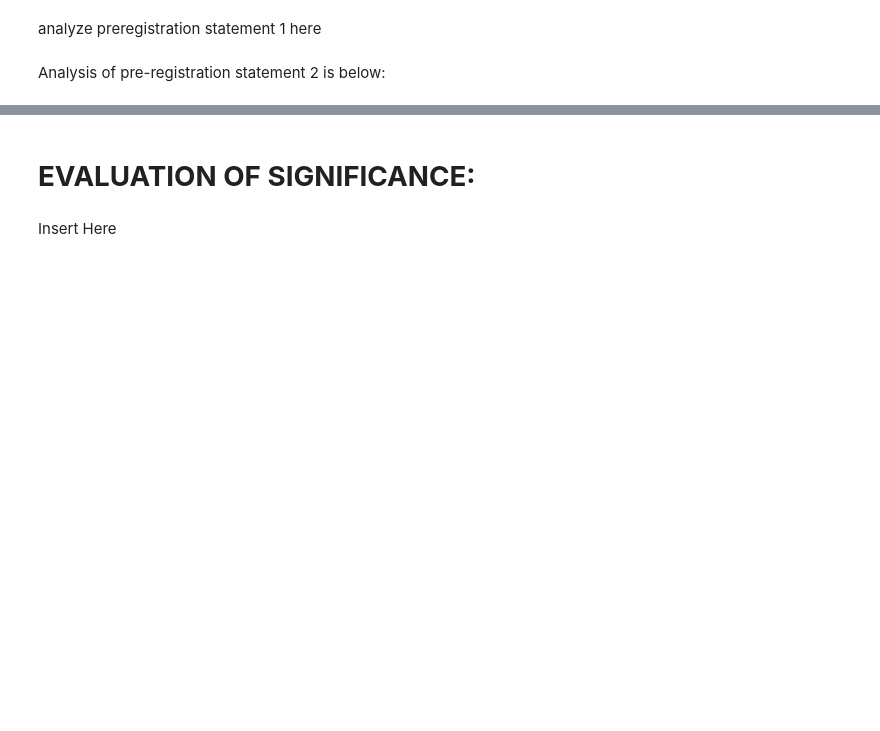
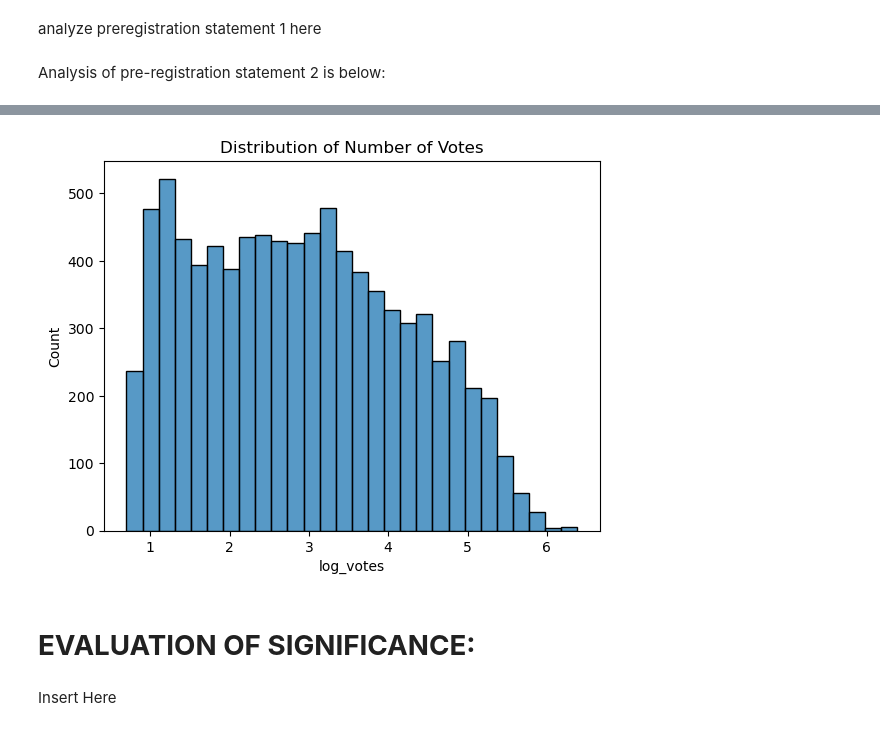
Before and after one commit to xuanlianliu/Data_Science_Project, a Jupyter notebook: Netflix.ipynb, the cells around one changed output, grey strips where cells are left out. Cells and saved outputs as stored; diff of their text form; code cells hidden in the pictures; blank space fills up the shorter version.

```diff
--- a/NetflixShows.ipynb
+++ b/Netflix.ipynb
@@ -329,3 +360,9 @@ NameError: name 'netflix_df' is not defined
+# %%
+sns.histplot(netflix_df['log_votes'])
+plt.title("Distribution of Number of Votes")
+plt.show()
+# %% [output]
+[figure, added]
 # %% [markdown]
 # __EVALUATION OF SIGNIFICANCE:__
 # %% [markdown]
```
Also changed, not shown: parts of 8 cells of this notebook, 4 other files.
